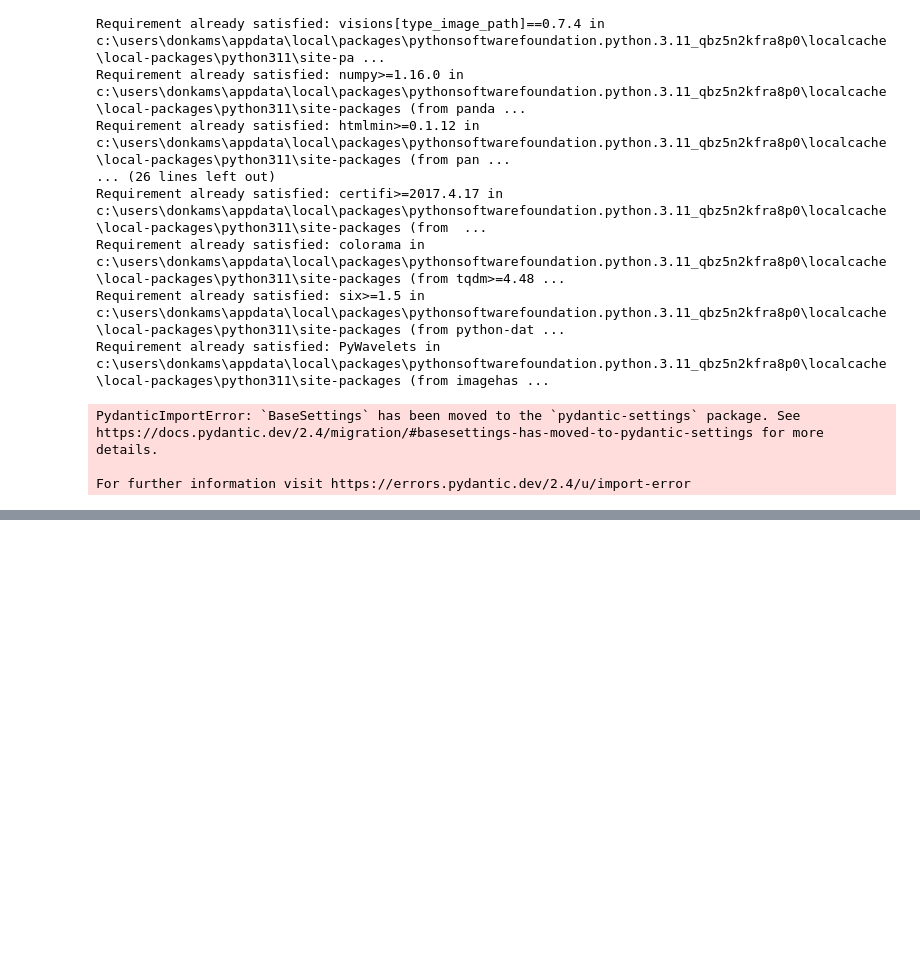
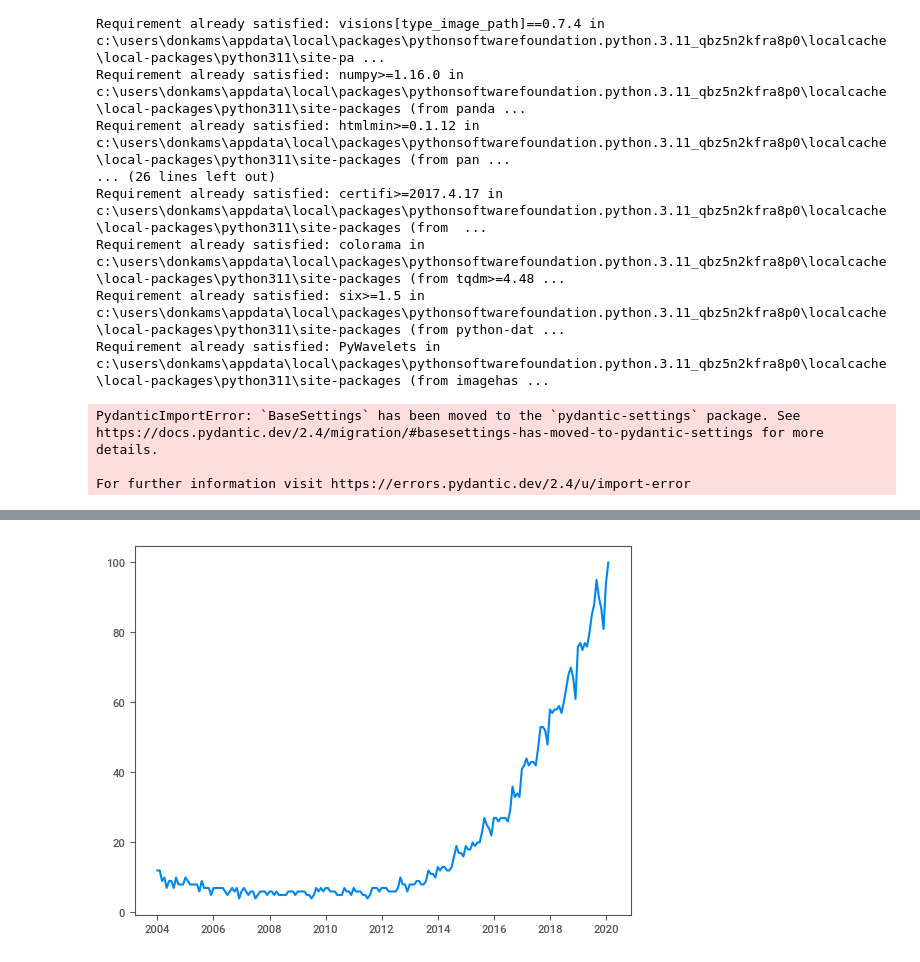
Before and after one commit to Gbekoilias/STAGE-B-EXERCISE, a Jupyter notebook: Popularidad/DSLCS_2.ipynb, the cells around one changed output, grey strips where cells are left out. Drawn from its saved outputs; the diff is of its cells as text; code cells hidden in the pictures; blank space fills up the shorter version.

```diff
--- a/Popularidad/DSLCS_2.ipynb
+++ b/Popularidad/DSLCS_2.ipynb
@@ -205,0 +305,8 @@ For further information visit https://errors.pydantic.dev/2.4/u/import-error
+# %%
+import matplotlib.pyplot as plt
+plt.plot(df2[ 'Mes'], df2[ 'data science'], label='data science' )
+#The parameter label is to indicate the legend. This doesn't mean that it will be shown
+#we'll have to use another command that I'll explain later.
+%matplotlib inline
+# %% [output]
+[figure, added]
```
Also changed, not shown: parts of 23 cells of this notebook.
